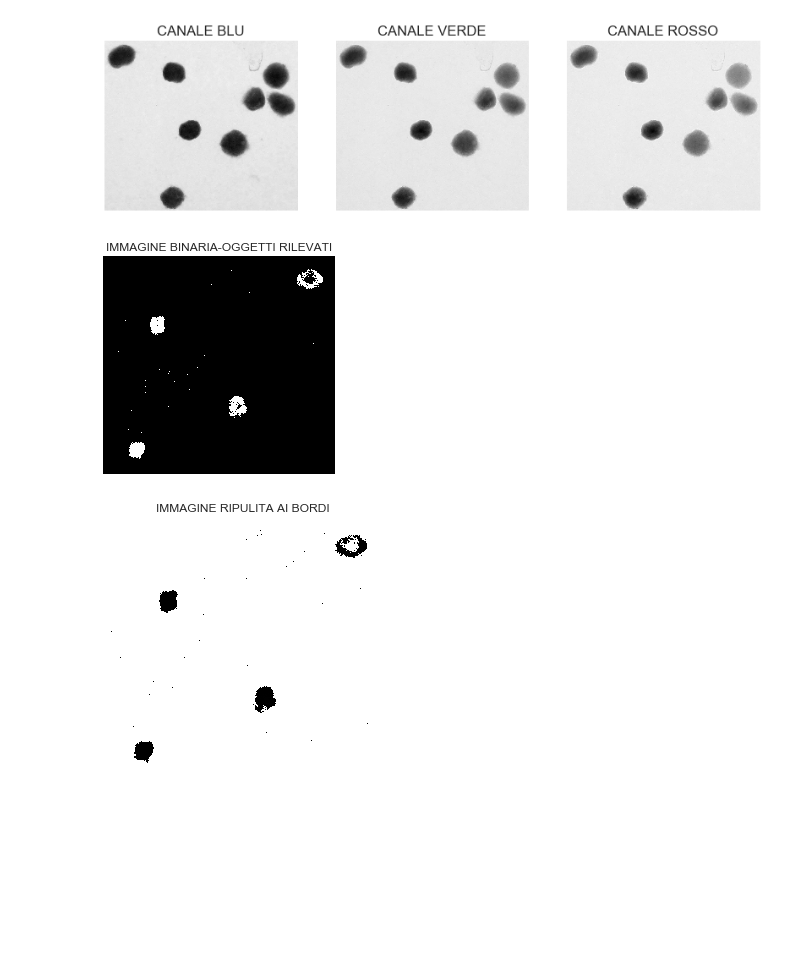
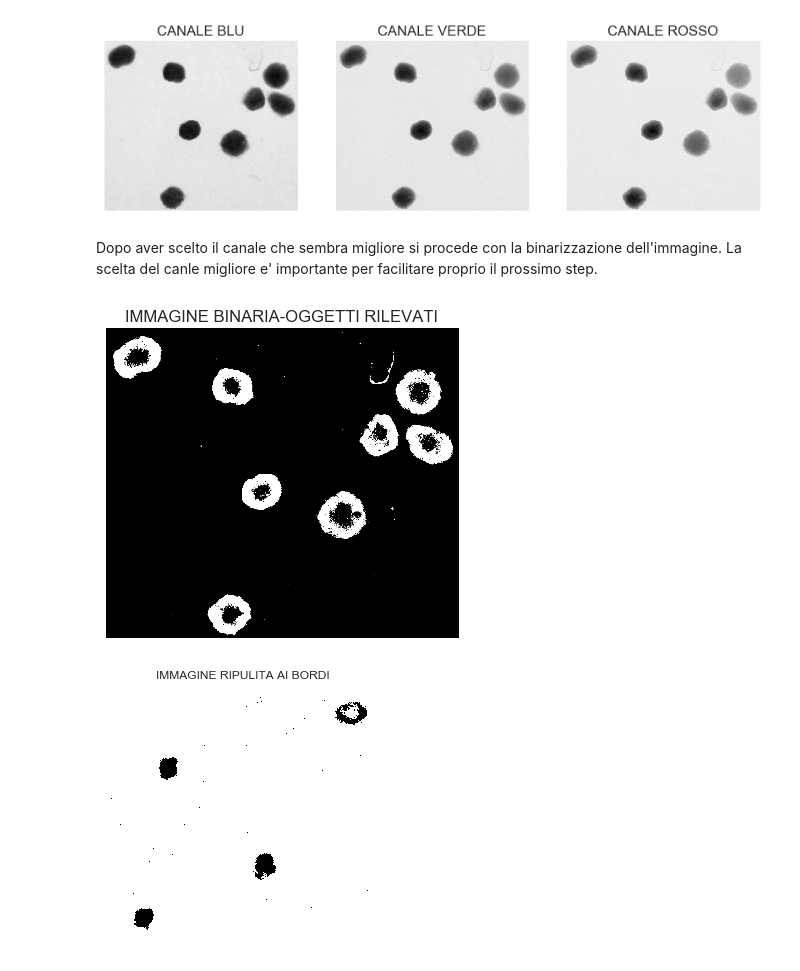
Before and after one commit to serenafalcioni/shared_nbks, a Jupyter notebook: trovagranuli1.ipynb, the cells around one changed output. Drawn from its saved outputs; the diff is of its cells as text; code cells hidden in the pictures; blank space fills up the shorter version.

Commit message:
agggiustate tutte le path e commenti guida per la selezione canale e scelta tresholding

```diff
--- a/trovagranuli1.ipynb
+++ b/trovagranuli1.ipynb
@@ -52,13 +52,15 @@ plt.subplot(3,3,3), plt.imshow(img_R, cmap='gray'), plt.title('CANALE ROSSO'), p
 plt.savefig(path + '\\' + 'channels.jpg',dpi=500)
 # %% [output]
 [figure]
+# %% [markdown]
+Dopo aver scelto il canale che sembra migliore si procede con la binarizzazione dell'immagine. La scelta del canle migliore e' importante per facilitare proprio il prossimo step.
 # %%
-
-binImg = cv2.adaptiveThreshold(img_G, 1, cv2.ADAPTIVE_THRESH_GAUSSIAN_C, cv2.THRESH_BINARY, 91,15)
-plt.imshow(binImg), plt.title('IMMAGINE BINARIA-OGGETTI RILEVATI'), plt.xticks([]), plt.yticks([]),plt.grid('on');
-plt.savefig('C:\Users\Serena\Desktop\oggetti_rilevati.jpg',dpi=500)
+# provvede ad un riconoscimento adattivo dei contorni
+binImg = cv2.adaptiveThreshold(img_B, 1, cv2.ADAPTIVE_THRESH_GAUSSIAN_C, cv2.THRESH_BINARY, 101, 15)
+plt.imshow(binImg), plt.title('IMMAGINE BINARIA-OGGETTI RILEVATI'), plt.xticks([]), plt.yticks([]), plt.grid('on');
+plt.savefig(path + '\\' + 'oggetti_rilevati.jpg',dpi=500)
 # %% [output]
-[figure, old version]
+[figure, new version]
 # %%
 dst_inv = cv2.bitwise_not(binImg)
 img_clb = clear_border(dst_inv, buffer_size=5, bgval=1)
```
